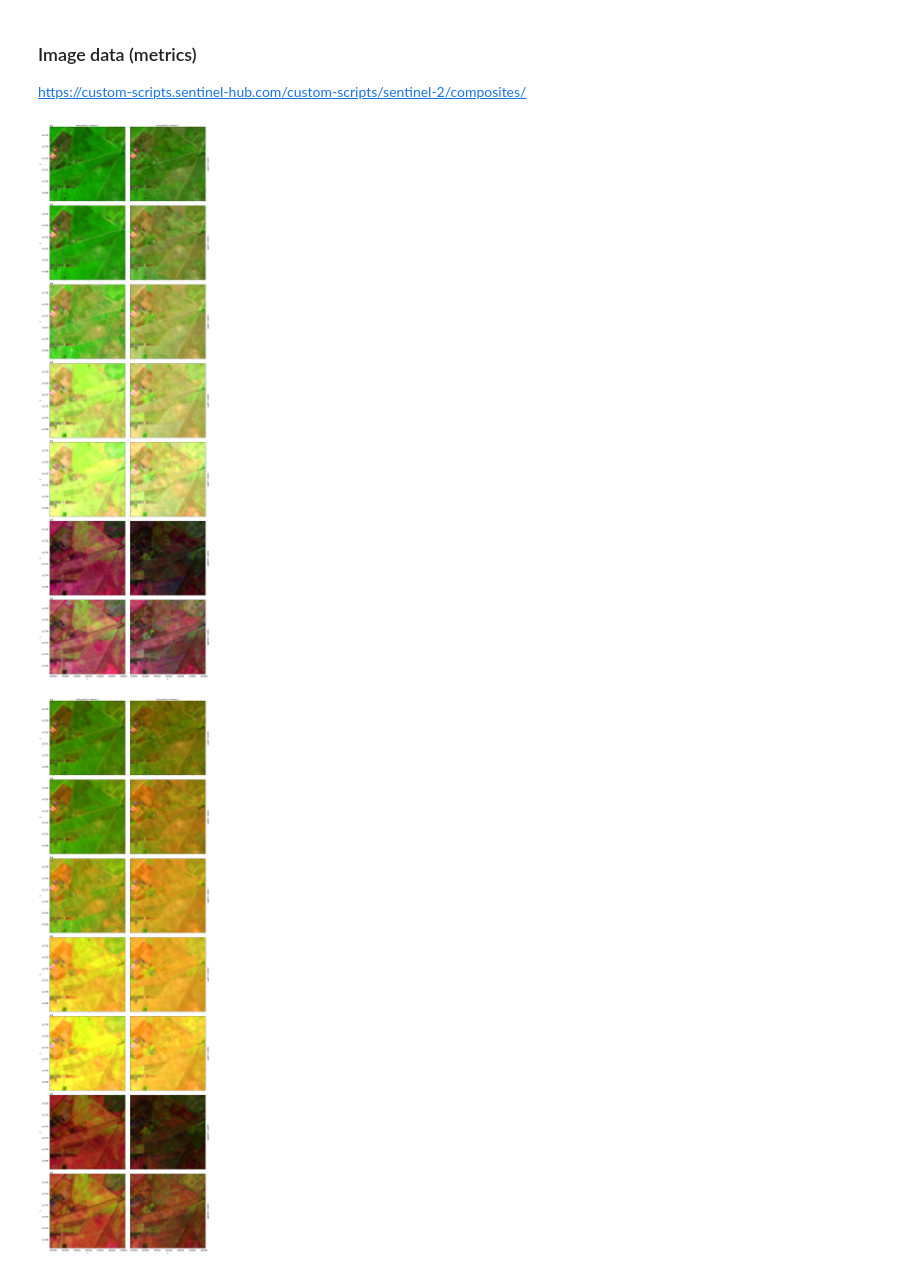
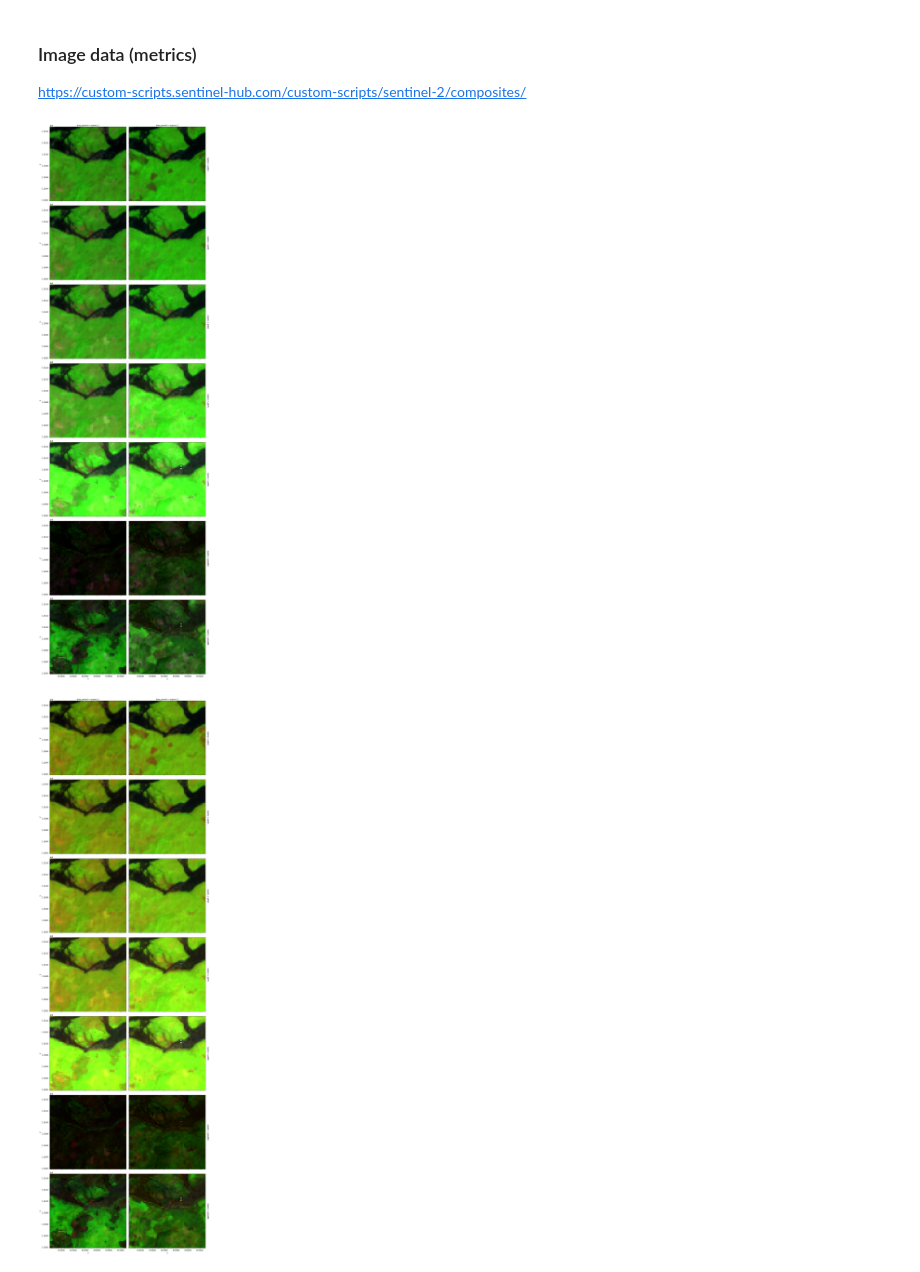
Before and after one commit to MI4People/MI4People_soil_quality, a Jupyter notebook: notebooks/01.03-bm-chips-s2-load-computed-data.ipynb, the cells around one changed output. Cells and saved outputs as stored; diff of their text form; code cells hidden in the pictures.

Commit message:
s2 chips

```diff
--- a/notebooks/01.03-bm-chips-s2-load-computed-data.ipynb
+++ b/notebooks/01.03-bm-chips-s2-load-computed-data.ipynb
@@ -170,6 +115,6 @@ class ChipsReader:
 
 Get list of chip geometries.
 # %%
-chips = ChipsReader(secrets_file_path='../.secrets/Benjamin.Mack_accessKeys.csv')
+chips = chips_loader.ChipsReader(secrets_file_path="../.secrets/my_aws_accessKeys.csv")
 chips.gdf.head()
 # %% [output]
@@ -184,7 +129,7 @@ chips.gdf.head()
 # %% [markdown]
 Get a specific chip.
 # %%
-chip = chips.get_chip('4FRW9QG5+CVX')
+chip = chips.get_chip("7C28FHWH+W37")
 # %% [markdown]
 ### Metadata - Sentinel 2 scenes
 
@@ -204,13 +167,17 @@ chip.df_scenes.head(2)
 https://custom-scripts.sentinel-hub.com/custom-scripts/sentinel-2/composites/
 # %%
 # SWIR
-chip.viz_compare_time_periods(bands=["B12", "B8A", "B04"],
-                              metrics=['p010', 'p025', 'p050', 'p075', 'p090', 'pmid50', 'pmid80'])
+chip.viz_compare_time_periods(
+    bands=["B12", "B8A", "B04"],
+    metrics=["p010", "p025", "p050", "p075", "p090", "pmid50", "pmid80"],
+)
 # %% [output]
-[figure, old version]
+[figure, new version]
 # %%
 # Agriculture
-chip.viz_compare_time_periods(bands=["B11", "B8A", "B02"],
-                              metrics=['p010', 'p025', 'p050', 'p075', 'p090', 'pmid50', 'pmid80'])
+chip.viz_compare_time_periods(
+    bands=["B11", "B8A", "B02"],
+    metrics=["p010", "p025", "p050", "p075", "p090", "pmid50", "pmid80"],
+)
 # %% [output]
-[figure, old version]
+[figure, new version]
```
Also changed, not shown: parts of 9 cells of this notebook, 5 other files.
